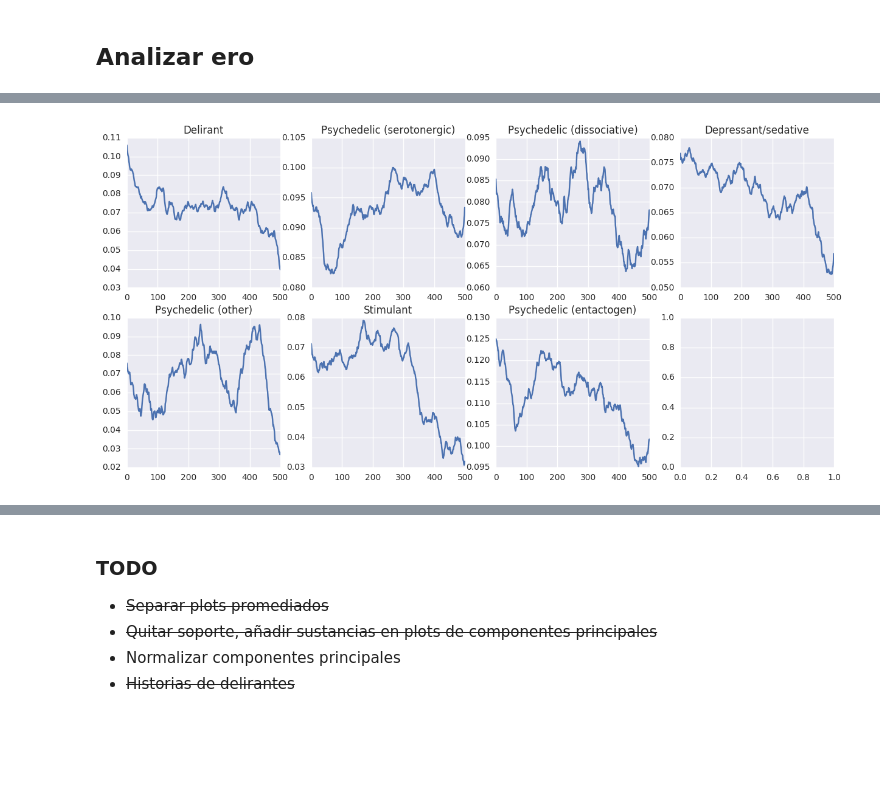
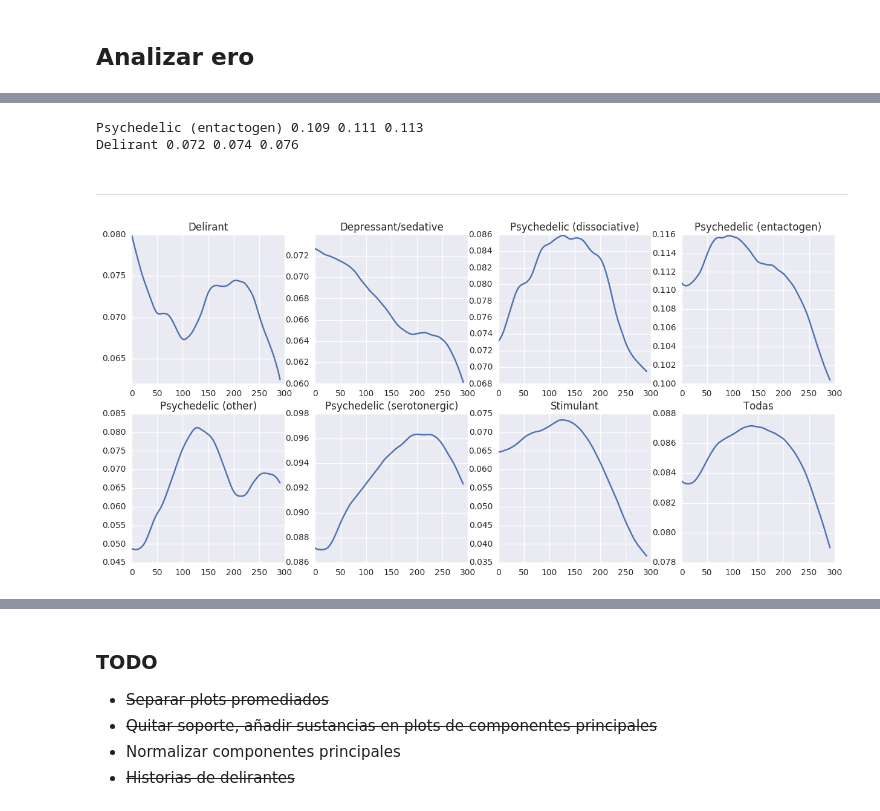
Before and after one commit to matiasbattocchia/tesis, a Jupyter notebook: Tesis.ipynb, the cells around one changed output, grey strips where cells are left out. Saved outputs shown, nothing was run; the diff lists cells and outputs as text; code cells hidden in the pictures; blank space fills up the shorter version.

```diff
--- a/Tesis.ipynb
+++ b/Tesis.ipynb
@@ -386,0 +384,4 @@ svds = grupos.felicidad_raices.apply(ero_obtener_svd)
+# %%
+from sklearn.decomposition import TruncatedSVD
+
+grupos = erowid_categorías_lm.groupby('principal')
@@ -512,4 +459,0 @@ ero_analizar_experiencia(ero_categorías.iloc[0])
-# %%
-for i,experiencia in ero_categorías[ero_categorías.principal == 'Delirant'].iterrows():
-    with open("delirante_{:05d}.txt".format(i), 'w') as archivo:
-        archivo.write(ero_analizar_experiencia(experiencia))
@@ -537,4 +459,0 @@ algo = grupos.felicidad_raices.apply(ero_suave_suave)
-# %%
-a = []
-for i, experiencia in ero_categorías[ero_categorías.felicidad_raices.apply(len) >= LONGITUD_MÍNIMA].iterrows():
-    a.append(ero_subsample(ero_suavizado(experiencia.felicidad_raices)))
@@ -548,10 +460,42 @@ plt.plot(a.mean(axis=0))
+# %%
+N = 3
+
+for categoría in ['Psychedelic (entactogen)', 'Delirant']:
+    _categoría = erowid_categorías_lm[erowid_categorías_lm.principal == categoría]
+
+    inferior, mediana, superior = _categoría.felicidad.quantile([0.48, 0.5, 0.52]).round(3)
+    print(categoría, inferior, mediana, superior)
+
+    # felicidad
+    mucha = _categoría.nlargest(N, 'felicidad').index.values
+    poca  = _categoría.nsmallest(N, 'felicidad').index.values
+
+    promedio = _categoría[_categoría.felicidad.between(inferior,superior)].head(N).index.values
+
+    for i, experiencia in enumerate(np.hstack([mucha, promedio, poca])):
+        experiencia = erowid_categorías_lm.loc[experiencia]
+        with open("{}_{}_{:+.3f}.txt".format(categoría, i+1, experiencia.felicidad), 'w') as archivo:
+            archivo.write(analizar_experiencia(experiencia))
+# %% [output]
+Psychedelic (entactogen) 0.109 0.111 0.113
+Delirant 0.072 0.074 0.076
+# %% [markdown]
+---
 # %%
 fig, axes = plt.subplots(2,4,figsize=(15,7))
 axes = axes.flatten()
 
-for i, (k,v) in enumerate(grupos.indices.items()):
+for i, (k,v) in enumerate(grupos.felicidad_raíces_normalizada):
+    categoría = v.apply(lambda x: x.serie)
+    #sn.tsplot(data=categoría.values, estimator=np.median, ax=axes[i])
+    svds[k]['promedio'] = suavizado(categoría.mean(axis=0))
     ax = axes[i]
-    ax.plot(a[v].mean(axis=0))
+    ax.plot(svds[k]['promedio'])
     ax.set_title(k)
+
+todas = erowid_categorías_lm.felicidad_raíces_normalizada.apply(lambda x: x.serie)
+ax = axes[7]
+ax.plot(suavizado(todas.mean(axis=0)))
+ax.set_title('Todas');
 # %% [output]
-[figure, old version]
+[figure, new version]
```
Also changed, not shown: parts of 78 cells of this notebook.
